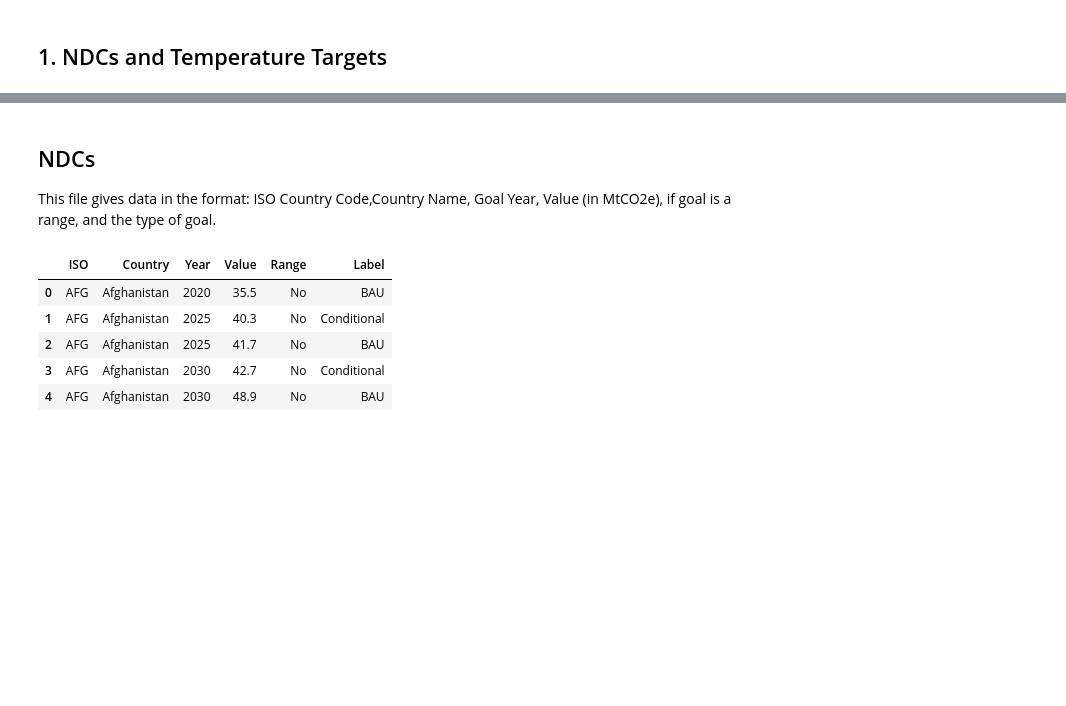
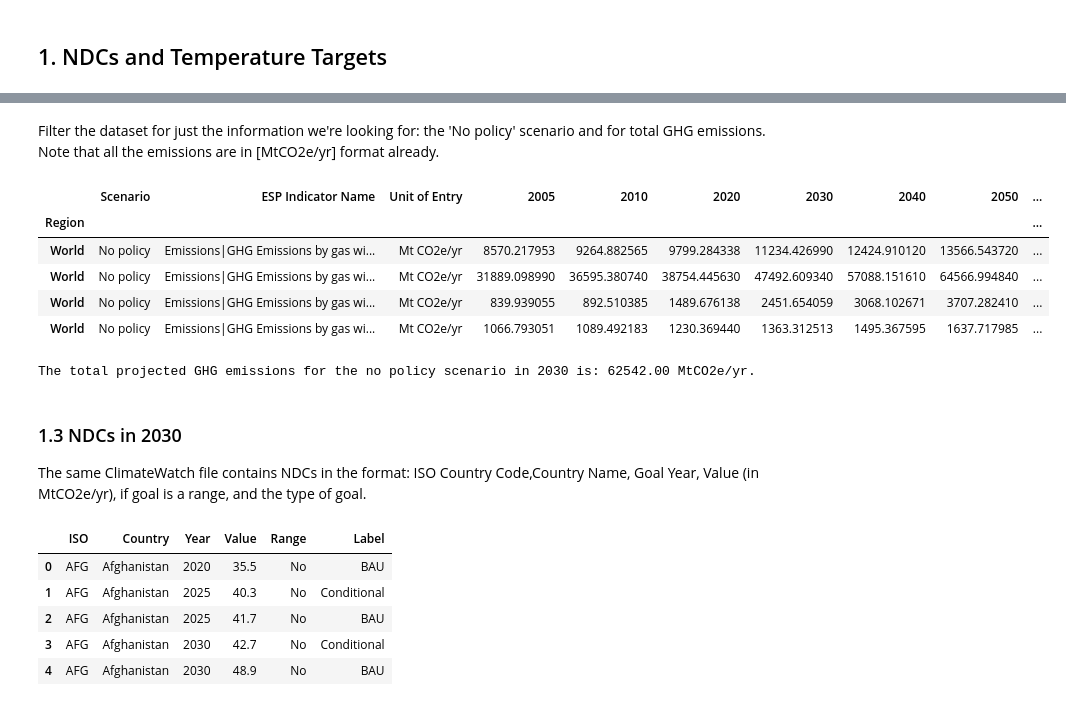
Before and after one commit to jasonrwang/ghg_analytics, a Jupyter notebook: ghg_analytics.ipynb, the cells around one changed output, grey strips where cells are left out. Drawn from its saved outputs; the diff is of its cells as text; code cells hidden in the pictures; blank space fills up the shorter version.

Commit message:
Determined 2030 BAU GCAM forecast and reorganized notebook

```diff
--- a/ghg_analytics.ipynb
+++ b/ghg_analytics.ipynb
@@ -125,0 +88,4 @@ We observe that the top polluter of the world China has increasing emissions sta
+# %%
+# Use index_col=2, the region, as the index. Drop the Model column, since it is the same across the whole Df.
+ghgForecast_GCAM = pd.read_csv('data/wri/Pathways/GCAM.csv', index_col=2).drop(['Model'],axis=1)
+ghgForecast_GCAM.info()
@@ -126,6 +112,28 @@ We observe that the top polluter of the world China has increasing emissions sta
+# %% [markdown]
+Filter the dataset for just the information we're looking for: the 'No policy' scenario and for total GHG emissions. Note that all the emissions are in [MtCO2e/yr] format already.
+# %%
+ghgForecast_GCAM_BAU = \
+    ghgForecast_GCAM[ (ghgForecast_GCAM['Scenario'] == 'No policy') &
+                    (ghgForecast_GCAM['ESP Indicator Name'].str.startswith('Emissions|GHG')) ] \
+                    .loc['World',:]
+
+ghgForecast_GCAM_BAU
+# %% [output]
+|  | Scenario | ESP Indicator Name | Unit of Entry | 2005 | 2010 | 2020 | 2030 | 2040 | 2050 | ... |
+| Region |  |  |  |  |  |  |  |  |  | ... |
+| World | No policy | Emissions|GHG Emissions by gas wi... | Mt CO2e/yr | 8570.217953 | 9264.882565 | 9799.284338 | 11234.426990 | 12424.910120 | 13566.543720 | ... |
+| World | No policy | Emissions|GHG Emissions by gas wi... | Mt CO2e/yr | 31889.098990 | 36595.380740 | 38754.445630 | 47492.609340 | 57088.151610 | 64566.994840 | ... |
+| World | No policy | Emissions|GHG Emissions by gas wi... | Mt CO2e/yr | 839.939055 | 892.510385 | 1489.676138 | 2451.654059 | 3068.102671 | 3707.282410 | ... |
+| World | No policy | Emissions|GHG Emissions by gas wi... | Mt CO2e/yr | 1066.793051 | 1089.492183 | 1230.369440 | 1363.312513 | 1495.367595 | 1637.717985 | ... |
+# %%
+print('The total projected GHG emissions for the no policy scenario in 2030 is: {:.2f} MtCO2e/yr.'.format(
+    ghgForecast_GCAM_BAU['2030'].sum() ) )
+# %% [output]
+The total projected GHG emissions for the no policy scenario in 2030 is: 62542.00 MtCO2e/yr.
 # %% [markdown]
-## NDCs
-This file gives data in the format: ISO Country Code,Country Name, Goal Year, Value (in MtCO2e), if goal is a range, and the type of goal.
+### 1.3 NDCs in 2030
+
+The same ClimateWatch file contains NDCs in the format: ISO Country Code,Country Name, Goal Year, Value (in MtCO2e/yr), if goal is a range, and the type of goal.
 # %%
 NDCsDf_raw = pd.read_csv('data/wri/CW_NDC_quantification_April30.csv')
 NDCsDf = NDCsDf_raw.dropna(axis=0).drop(328) #328 is a mis-entry, as determined through inspection
```
Also changed, not shown: parts of 23 cells of this notebook, 1 other file.
